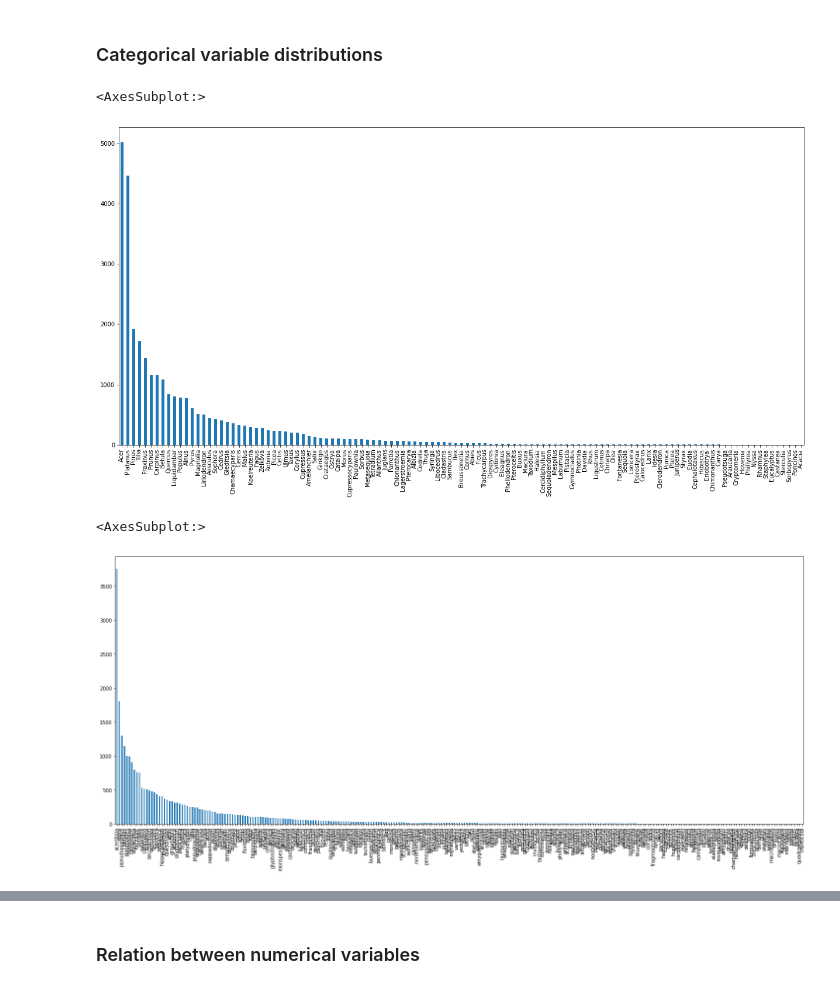
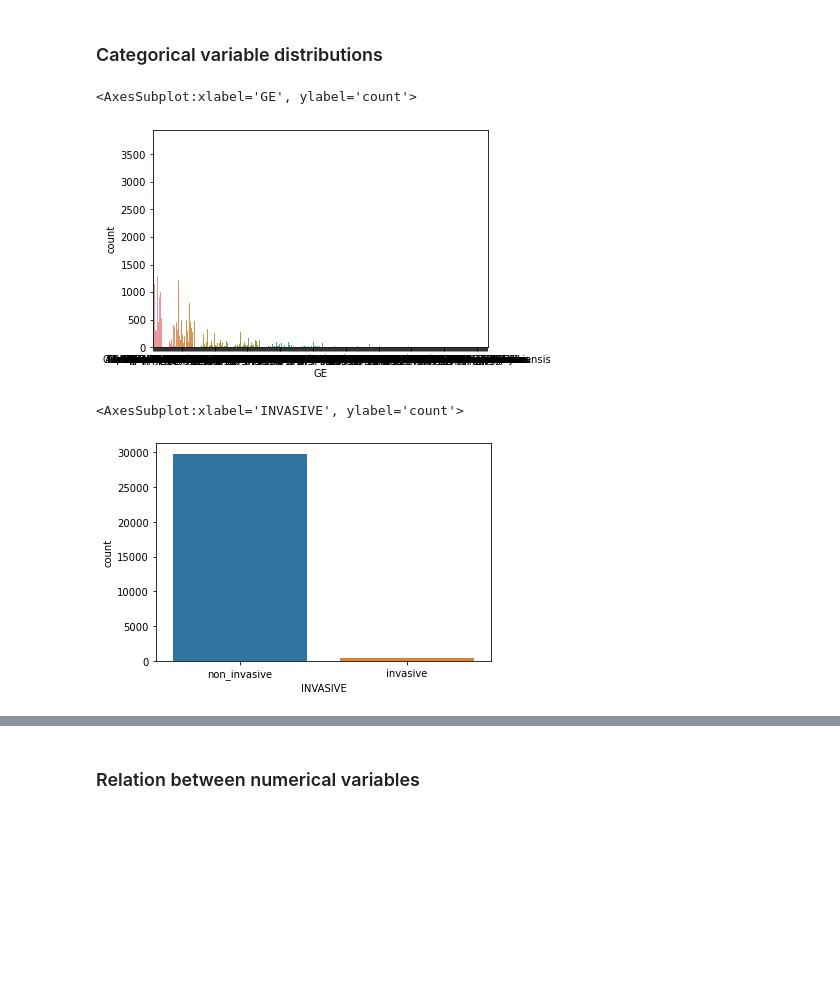
Before and after one commit to FernandoDanielArroyo/ML1, a Jupyter notebook: ML1_iter1.ipynb, the cells around one changed output, grey strips where cells are left out. Cells and saved outputs as stored; diff of their text form; code cells hidden in the pictures; blank space fills up the shorter version.

```diff
--- a/ML1_iter1.ipynb
+++ b/ML1_iter1.ipynb
@@ -312,0 +315,13 @@ df_trees[['Longitude','Latitude']] = df_trees[['Longitude','Latitude']].astype(f
+# %%
+# Creating GE(GENRE_BOTA + ESPECE) column
+df_trees['GE']=df_trees['GENRE_BOTA']+ " " + df_trees['ESPECE']
+# %%
+# deleting GENRE_BOTA and ESPECE columns
+df_trees.drop(['GENRE_BOTA','ESPECE'], axis=1, inplace=True)
+# %%
+# list of invasive GE
+invasive=['Ailanthus altissima','Robinia pseudoacacia','Acer negundo']
+# %%
+# Creating INVASIVE column
+df_trees['INVASIVE'] = ['invasive' if x in invasive else 'non_invasive' for x in df_trees['GE']]
+df_trees['INVASIVE']
@@ -332,17 +383,19 @@ sns.displot(df_trees['ANNEEDEPLANTATION'])
 # %%
 # Visualising GENRE_BOTA variable
 # print(df_trees['GENRE_BOTA'].value_counts())
-df_trees['GENRE_BOTA'].value_counts().plot.bar(figsize=(21,10))
+# df_trees['GE'].value_counts().plot.bar(figsize=(21,10))
+sns.countplot(df_trees['GE'])
 # %% [output]
-<AxesSubplot:>
+<AxesSubplot:xlabel='GE', ylabel='count'>
-[figure, old version]
+[figure, new version]
 # %%
 # Visualising ESPECE variable
 # print(df_trees['ESPECE'].value_counts())
-df_trees['ESPECE'].value_counts().plot.bar(figsize=(25,10))
+# df_trees['INVASIVE'].value_counts().plot.bar(figsize=(25,10))
+sns.countplot(df_trees['INVASIVE'])
 # %% [output]
-<AxesSubplot:>
+<AxesSubplot:xlabel='INVASIVE', ylabel='count'>
-[figure, old version]
+[figure, new version]
 # %%
 # Visualising GENRE_BOTA variable
 # print(df_trees['STADEDEDEVELOPPEMENT'].value_counts())
```
Also changed, not shown: parts of 10 cells of this notebook, 1 other file.
